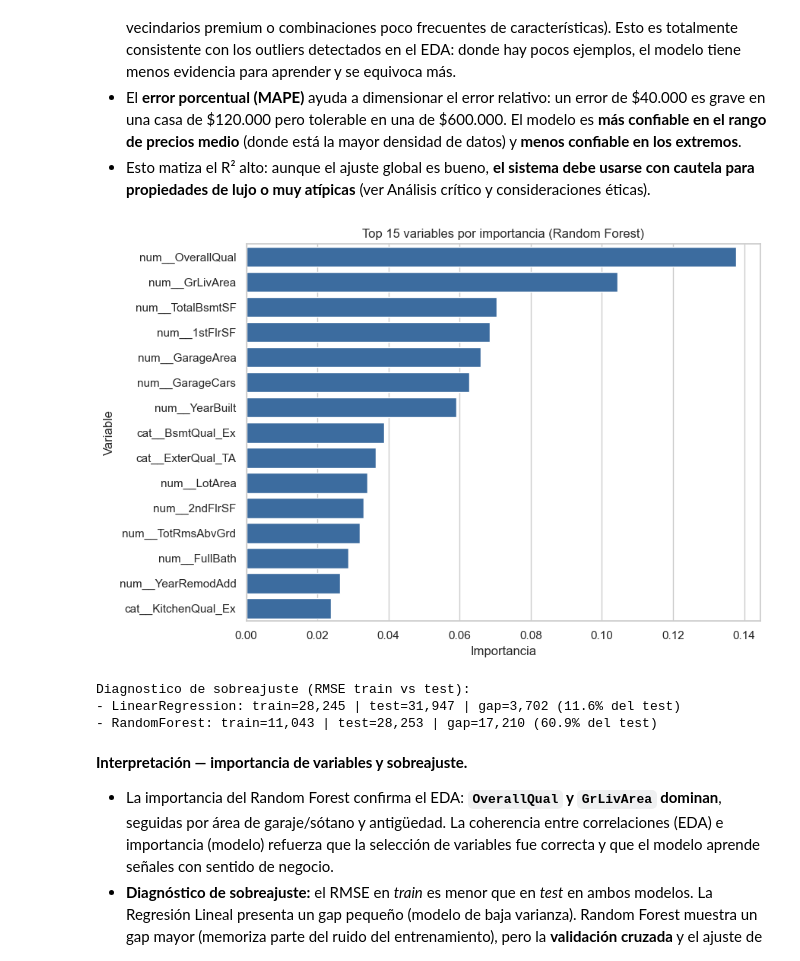
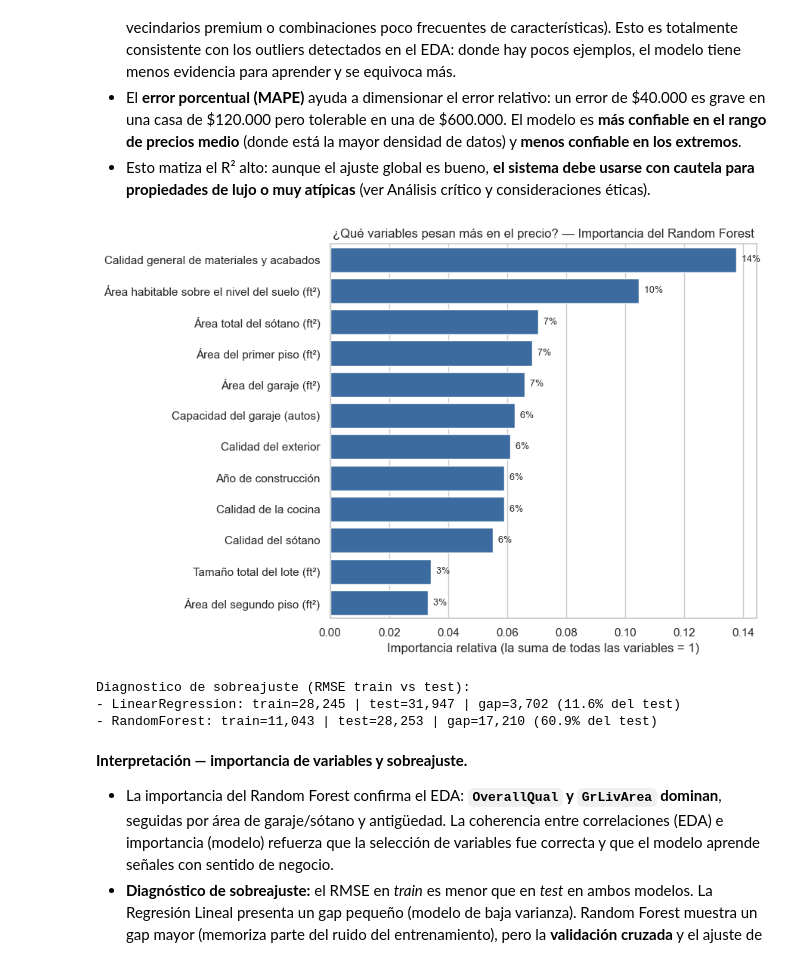
Before and after one commit to EstebanJavierGranadosSibaja/HousingPricesAI, a Jupyter notebook: notebooks/01_housing_prices_proyecto_final.ipynb, the cells around one changed output. Saved outputs shown, nothing was run; the diff lists cells and outputs as text; code cells hidden in the pictures.

```diff
--- a/notebooks/01_housing_prices_proyecto_final.ipynb
+++ b/notebooks/01_housing_prices_proyecto_final.ipynb
@@ -302,22 +302,20 @@ display(corr_target.to_frame("correlacion_con_SalePrice").style.format("{:.3f}")
 - Se detecta **multicolinealidad** entre pares de variables que miden lo mismo: `GarageCars`–`GarageArea` y `TotRmsAbvGrd`–`GrLivArea` están altamente correlacionadas entre sí. Para un modelo lineal esto infla la varianza de los coeficientes; por eso la Regresión Lineal se acompaña de **escalado** y se interpreta con cautela, mientras que Random Forest no se ve afectado por colinealidad.
 - **Decisión derivada del EDA:** se descartaron variables redundantes (`BsmtFinSF1`, `BsmtUnfSF` ya resumidas en `TotalBsmtSF`; `GarageYrBlt` redundante con `YearBuilt`), tal como se documentó en la sección de calidad. Las correlaciones aquí mostradas son la evidencia cuantitativa de esa decisión.
 # %%
-# Deteccion visual de outliers en variables numericas clave
-key_num = ["GrLivArea", "TotalBsmtSF", "LotArea", "GarageArea"]
-fig, axes = plt.subplots(1, 4, figsize=(15, 4))
-for ax, col in zip(axes, key_num):
-    sns.boxplot(y=df[col], ax=ax, color="#dd6b20")
-    ax.set_title(col)
-plt.suptitle("Boxplots de variables numericas clave (deteccion de outliers)")
+# Deteccion visual de outliers: boxplot de GrLivArea (variable con outliers mas influyentes en el precio)
+plt.figure(figsize=(5, 4))
+sns.boxplot(y=df["GrLivArea"], color="#dd6b20")
+plt.title("Outliers en area habitable (GrLivArea)")
+plt.ylabel("GrLivArea (ft2)")
 plt.tight_layout()
 plt.show()
 
 # Relacion area habitable vs precio para inspeccionar outliers influyentes
 plt.figure(figsize=(7, 5))
 sns.scatterplot(x=df["GrLivArea"], y=df[TARGET_COLUMN], alpha=0.4, color="#2b6cb0")
-plt.title("GrLivArea vs SalePrice (outliers influyentes)")
-plt.xlabel("GrLivArea")
-plt.ylabel("SalePrice")
+plt.title("GrLivArea vs SalePrice: casas grandes con precio bajo son outliers influyentes")
+plt.xlabel("GrLivArea (ft2)")
+plt.ylabel("SalePrice (USD)")
 plt.tight_layout()
 plt.show()
 
@@ -1046,36 +1036,86 @@ Top 10 errores absolutos:
 - El **error porcentual (MAPE)** ayuda a dimensionar el error relativo: un error de \$40.000 es grave en una casa de \$120.000 pero tolerable en una de \$600.000. El modelo es **más confiable en el rango de precios medio** (donde está la mayor densidad de datos) y **menos confiable en los extremos**.
 - Esto matiza el R² alto: aunque el ajuste global es bueno, **el sistema debe usarse con cautela para propiedades de lujo o muy atípicas** (ver Análisis crítico y consideraciones éticas).
 # %%
-# Extraer importancia de variables del Random Forest ajustado
+# Importancia de variables del Random Forest, AGREGADA por variable original y con etiquetas legibles
 rf_pipeline = tuned_models["RandomForest"]
-preprocessor = rf_pipeline.named_steps["preprocessor"]
-column_transformer = preprocessor.named_steps["transform"]
+column_transformer = rf_pipeline.named_steps["preprocessor"].named_steps["transform"]
 feature_names = column_transformer.get_feature_names_out()
 importances = rf_pipeline.named_steps["model"].feature_importances_
 
+# Etiquetas legibles para defensa (evita nombres internos num__/cat__/remainder__)
+ETIQUETAS_FEATURES = {
+    "OverallQual": "Calidad general de materiales y acabados",
+    "GrLivArea": "Área habitable sobre el nivel del suelo (ft²)",
+    "TotalBsmtSF": "Área total del sótano (ft²)",
+    "1stFlrSF": "Área del primer piso (ft²)",
+    "2ndFlrSF": "Área del segundo piso (ft²)",
+    "LotArea": "Tamaño total del lote (ft²)",
+    "GarageArea": "Área del garaje (ft²)",
+    "GarageCars": "Capacidad del garaje (autos)",
+    "YearBuilt": "Año de construcción",
+    "YearRemodAdd": "Año de última remodelación",
+    "OverallCond": "Estado general de conservación",
+    "FullBath": "Baños completos",
+    "HalfBath": "Medios baños",
+    "BedroomAbvGr": "Dormitorios",
+    "TotRmsAbvGrd": "Total de habitaciones",
+    "Fireplaces": "Chimeneas",
+    "Neighborhood": "Barrio o zona",
+    "MSZoning": "Tipo de zonificación municipal",
+    "KitchenQual": "Calidad de la cocina",
+    "BsmtQual": "Calidad del sótano",
+    "ExterQual": "Calidad del exterior",
+    "Foundation": "Tipo de cimientos",
+    "HouseAge": "Antigüedad de la vivienda (años)",
+    "YearsSinceRemodel": "Años desde la última remodelación",
+    "has_garage": "Tiene garaje",
+    "has_bsmt": "Tiene sótano",
+}
+
+def _variable_base(col):
+    # num__GrLivArea -> GrLivArea ; cat__Neighborhood_NridgHt -> Neighborhood ; remainder__YearBuilt -> YearBuilt
+    prefijo, _, resto = col.partition("__")
+    if prefijo == "cat":
+        return resto.split("_")[0]
+    return resto if resto else col
+
+# Agregar la importancia de las columnas OHE de vuelta a su variable original
+agg_importancia: dict = {}
+for col, imp in zip(feature_names, importances):
+    base = _variable_base(col)
+    agg_importancia[base] = agg_importancia.get(base, 0.0) + float(imp)
+
+total_imp = sum(agg_importancia.values())
 importance_df = (
-    pd.DataFrame({"feature": feature_names, "importance": importances})
-    .sort_values("importance", ascending=False)
-    .head(15)
+    pd.DataFrame({
+        "variable": [ETIQUETAS_FEATURES.get(b, b) for b in agg_importancia],
+        "importancia": list(agg_importancia.values()),
+    })
+    .sort_values("importancia", ascending=False)
+    .head(12)
+    .reset_index(drop=True)
 )
+importance_df["pct"] = importance_df["importancia"] / total_imp * 100
 
 plt.figure(figsize=(9, 6))
-sns.barplot(data=importance_df, x="importance", y="feature", color="#2b6cb0")
-plt.title("Top 15 variables por importancia (Random Forest)")
-plt.xlabel("Importancia")
-plt.ylabel("Variable")
+ax = sns.barplot(data=importance_df, x="importancia", y="variable", color="#2b6cb0")
+for i, fila in importance_df.iterrows():
+    ax.text(fila["importancia"], i, f"  {fila['pct']:.0f}%", va="center", fontsize=9)
+ax.set_title("¿Qué variables pesan más en el precio? — Importancia del Random Forest")
+ax.set_xlabel("Importancia relativa (la suma de todas las variables = 1)")
+ax.set_ylabel("")
 plt.tight_layout()
 plt.show()
 
 # Diagnostico explicito de sobreajuste: RMSE en train vs test
 print("Diagnostico de sobreajuste (RMSE train vs test):")
 for name, pipe in tuned_models.items():
     rmse_train = mean_squared_error(y_train, pipe.predict(X_train)) ** 0.5
     rmse_test = mean_squared_error(y_test, pipe.predict(X_test)) ** 0.5
     gap = rmse_test - rmse_train
     print(f"- {name}: train={rmse_train:,.0f} | test={rmse_test:,.0f} | gap={gap:,.0f} ({gap / rmse_test * 100:.1f}% del test)")
 # %% [output]
-[figure, old version]
+[figure, new version]
 Diagnostico de sobreajuste (RMSE train vs test):
 - LinearRegression: train=28,245 | test=31,947 | gap=3,702 (11.6% del test)
 - RandomForest: train=11,043 | test=28,253 | gap=17,210 (60.9% del test)
```
Also changed, not shown: parts of 7 cells of this notebook, 2 other files.
